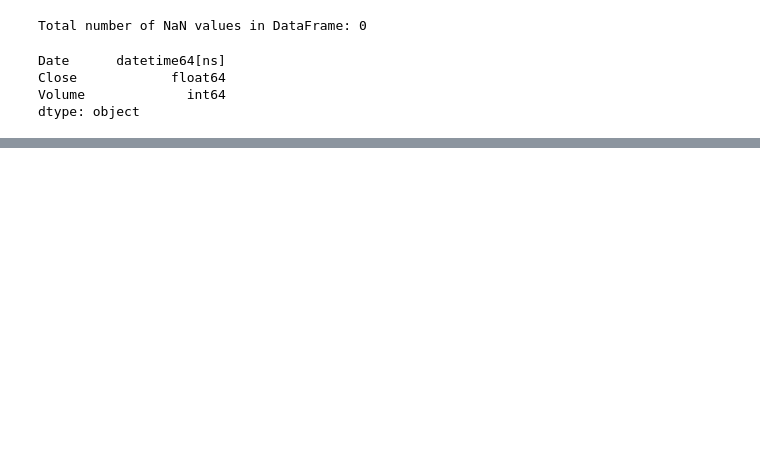
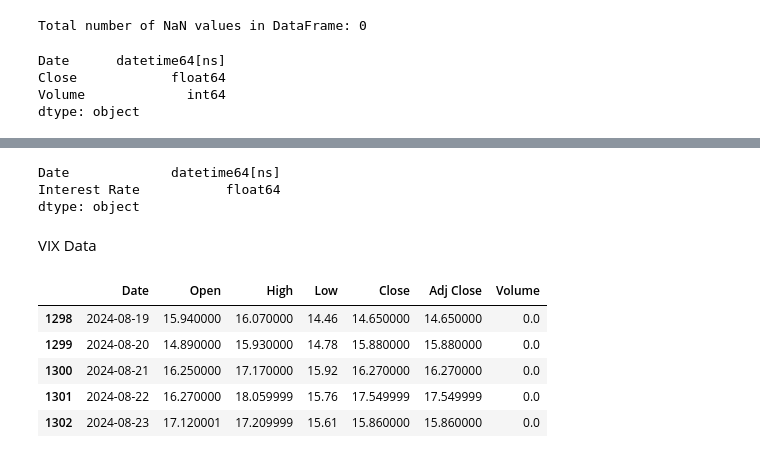
Before and after one commit to sathmikaDev/FYP, a Jupyter notebook: cryptoCurrencyPricePredictionTFT.ipynb, the cells around one changed output, grey strips where cells are left out. Cells and saved outputs as stored; diff of their text form; code cells hidden in the pictures; blank space fills up the shorter version.

```diff
--- a/cryptoCurrencyPricePredictionTFT.ipynb
+++ b/cryptoCurrencyPricePredictionTFT.ipynb
@@ -59,0 +248,6 @@ BTC_Dataset['Date'] = pd.to_datetime(BTC_Dataset['Date'])
+# %%
+Interest_Rate_Dataset.dtypes
+# %% [output]
+Date             datetime64[ns]
+Interest Rate           float64
+dtype: object
@@ -59,0 +256,11 @@ BTC_Dataset['Date'] = pd.to_datetime(BTC_Dataset['Date'])
+# %% [markdown]
+VIX Data
+# %%
+VIX_Dataset.tail()
+# %% [output]
+|  | Date | Open | High | Low | Close | Adj Close | Volume |
+| 1298 | 2024-08-19 | 15.940000 | 16.070000 | 14.46 | 14.650000 | 14.650000 | 0.0 |
+| 1299 | 2024-08-20 | 14.890000 | 15.930000 | 14.78 | 15.880000 | 15.880000 | 0.0 |
+| 1300 | 2024-08-21 | 16.250000 | 17.170000 | 15.92 | 16.270000 | 16.270000 | 0.0 |
+| 1301 | 2024-08-22 | 16.270000 | 18.059999 | 15.76 | 17.549999 | 17.549999 | 0.0 |
+| 1302 | 2024-08-23 | 17.120001 | 17.209999 | 15.61 | 15.860000 | 15.860000 | 0.0 |
```
Also changed, not shown: parts of 49 cells of this notebook.
